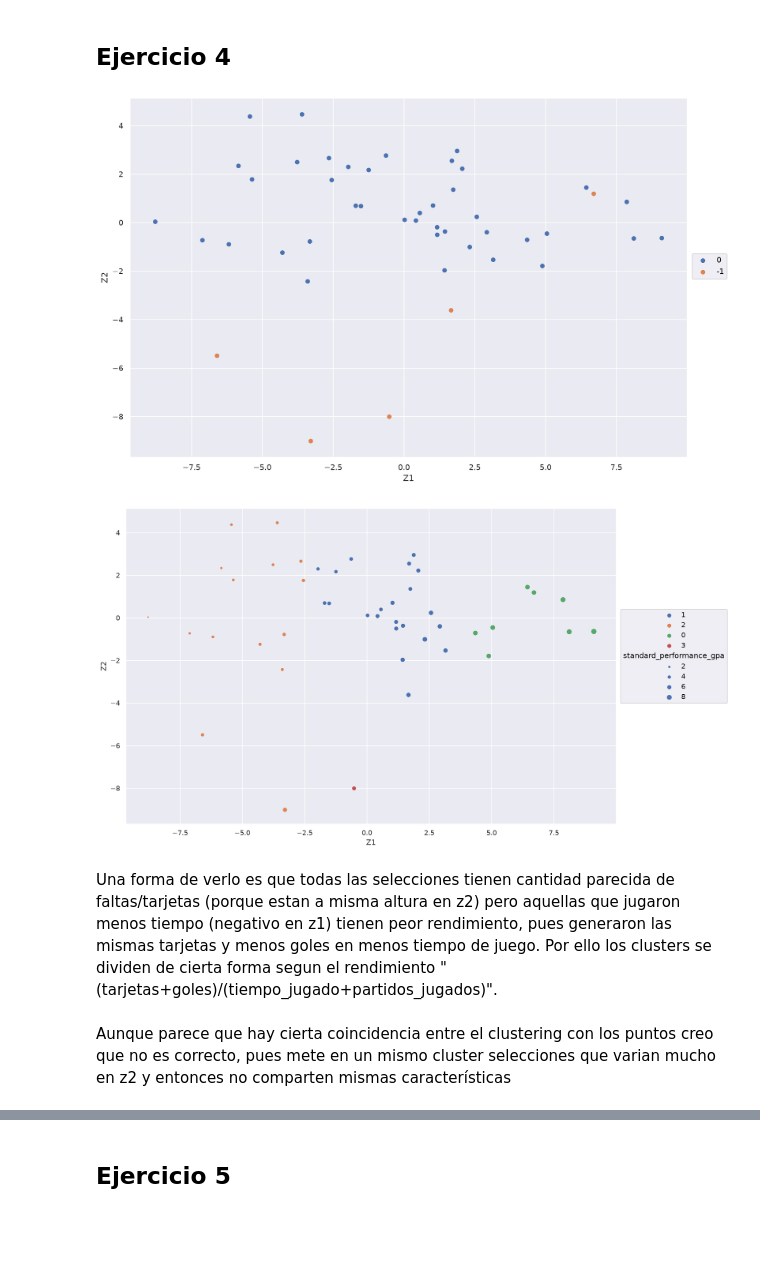
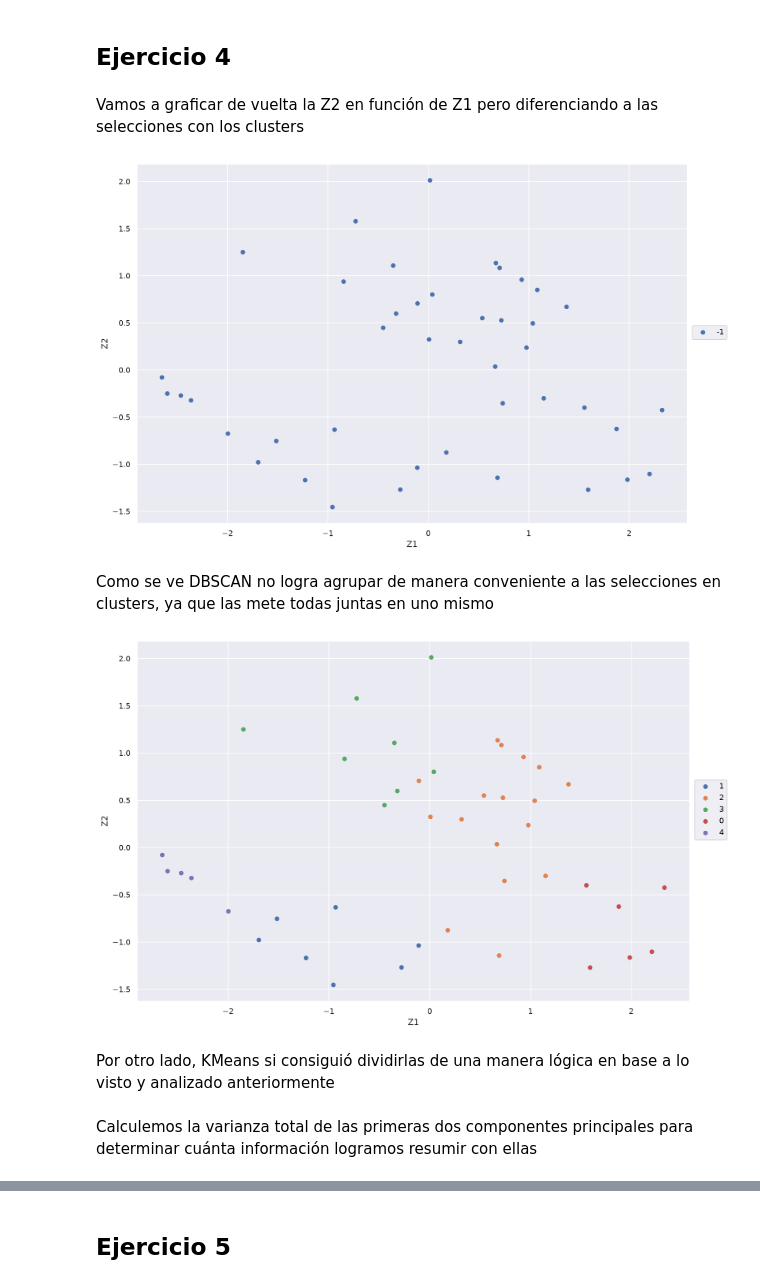
Before and after one commit to vinpalonsky/tp-labo-de-datos, a Jupyter notebook: vincenzo_palonsky-azul_soldani-francisco_amato.ipynb, the cells around one changed output, grey strips where cells are left out. Drawn from its saved outputs; the diff is of its cells as text; code cells hidden in the pictures; blank space fills up the shorter version.

Commit message:
emprolijar y pruebas varias

```diff
--- a/vincenzo_palonsky-azul_soldani-francisco_amato.ipynb
+++ b/vincenzo_palonsky-azul_soldani-francisco_amato.ipynb
@@ -324,0 +358,3 @@ df_selecciones.head()
+# %%
+df_keeper_promedio = df_keeper.groupby("seleccion").mean().reset_index()
+df_jugadores_promedio = df_jugadores.groupby("seleccion").mean().reset_index()
@@ -494,5 +545,6 @@ df_confederaciones_plot = df_confederaciones.reset_index().melt(
 # %%
 # Nos quedamos con las variables numéricas y las escalamos
 df_selecciones_numerica = df_selecciones.drop(columns=["seleccion"])
-df_selecciones_numerica_escalada = StandardScaler().set_output(transform="pandas").fit_transform(df_selecciones_numerica)
+# df_selecciones_numerica_escalada = StandardScaler().set_output(transform="pandas").fit_transform(df_selecciones_numerica)
+df_selecciones_numerica_escalada = MinMaxScaler().set_output(transform="pandas").fit_transform(df_selecciones_numerica)
 # %%
@@ -594,0 +652,35 @@ cluster = kmeans.fit_predict(df_selecciones_numerica_escalada)
+# %%
+# Vamos a guardar los errores de los distintos k
+wcss = {}
+
+# Pasamos a vector de numpy para poder calcular la distancia cuadrática al centroide
+X = df_selecciones_numerica_escalada.to_numpy()
+
+# Probamos con varios k, calculando el WCSS (Within-Cluster Sum of Squares) para cada uno
+for k in range(1, 20, 1):
+  # Creamos y entrenamos el modelo KMeans con k clusters
+  kmeans = KMeans(n_clusters=k)
+  kmeans.fit(X)
+
+  kmeans_wcss = 0
+
+  # Por cada selección obtenemos el cluster al que pertenece y el centroide correspondiente, y calculamos la distancia cuadrática al centroide
+  for i in range(len(X)):
+    cluster = kmeans.labels_[i]
+    centro = kmeans.cluster_centers_[cluster]
+
+    kmeans_wcss += ((X[i] - centro) ** 2).sum()
+
+  # Guardamos el WCSS para el k actual
+  wcss[k] = kmeans_wcss
+
+# Armamos un DataFrame con los resultados y graficamos el WCSS en función de k para determinar el valor óptimo de k
+data = pd.DataFrame({
+  "wcss": wcss
+})
+data.index.name = "k"
+so.Plot(data=data, x="k", y="wcss").add(so.Line()).show()
+
+# Utilizamos K=5 y separamos las selecciones en clusters
+kmeans = KMeans(5)
+clusters_kmeans = kmeans.fit_predict(df_selecciones_numerica_escalada)
@@ -595,27 +689,31 @@ cluster = kmeans.fit_predict(df_selecciones_numerica_escalada)
 # %% [markdown]
 ## Ejercicio 4
+# %% [markdown]
+Vamos a graficar de vuelta la Z2 en función de Z1 pero diferenciando a las selecciones con los clusters
 # %%
-# Graficamos
+# Graficamos con los clusters obtenidos por DBSCAN
 (
-    so.Plot(data = Z, x = "Z1", y = "Z2", color = etiqueta.astype(str))
+    so.Plot(data = Z, x="Z1", y="Z2", color=clusters_dbscan.astype(str))
     .add(so.Dot())
     .add(so.Text())
     .layout(size=(12,8))
 )
 # %% [output]
-[figure, old version]
+[figure, new version]
+# %% [markdown]
+Como se ve DBSCAN no logra agrupar de manera conveniente a las selecciones en clusters, ya que las mete todas juntas en uno mismo
 # %%
-# Graficamos
+# Graficamos con los clusters obtenidos por KMeans
 (
-    so.Plot(data = Z, x = "Z1", y = "Z2", color = cluster.astype(str), pointsize=df_selecciones["standard_performance_gpa"])
+	so.Plot(data = Z, x="Z1", y="Z2", color=clusters_kmeans.astype(str))
     .add(so.Dot())
     .add(so.Text())
     .layout(size=(12,8))
 )
 # %% [output]
-[figure, old version]
+[figure, new version]
-# %% [markdown]
-Una forma de verlo es que todas las selecciones tienen cantidad parecida de faltas/tarjetas (porque estan a misma altura en z2) pero aquellas que jugaron menos tiempo (negativo en z1) tienen peor rendimiento, pues generaron las mismas tarjetas y menos goles en menos tiempo de juego. Por ello los clusters se dividen de cierta forma segun el rendimiento "(tarjetas+goles)/(tiempo_jugado+partidos_jugados)".
-# %% [markdown]
-Aunque parece que hay cierta coincidencia entre el clustering con los puntos creo que no es correcto, pues mete en un mismo cluster selecciones que varian mucho en z2 y entonces no comparten mismas características
+# %% [markdown]
+Por otro lado, KMeans si consiguió dividirlas de una manera lógica en base a lo visto y analizado anteriormente
+# %% [markdown]
+Calculemos la varianza total de las primeras dos componentes principales para determinar cuánta información logramos resumir con ellas
 # %%
```
Also changed, not shown: parts of 97 cells of this notebook, 2 other files.
